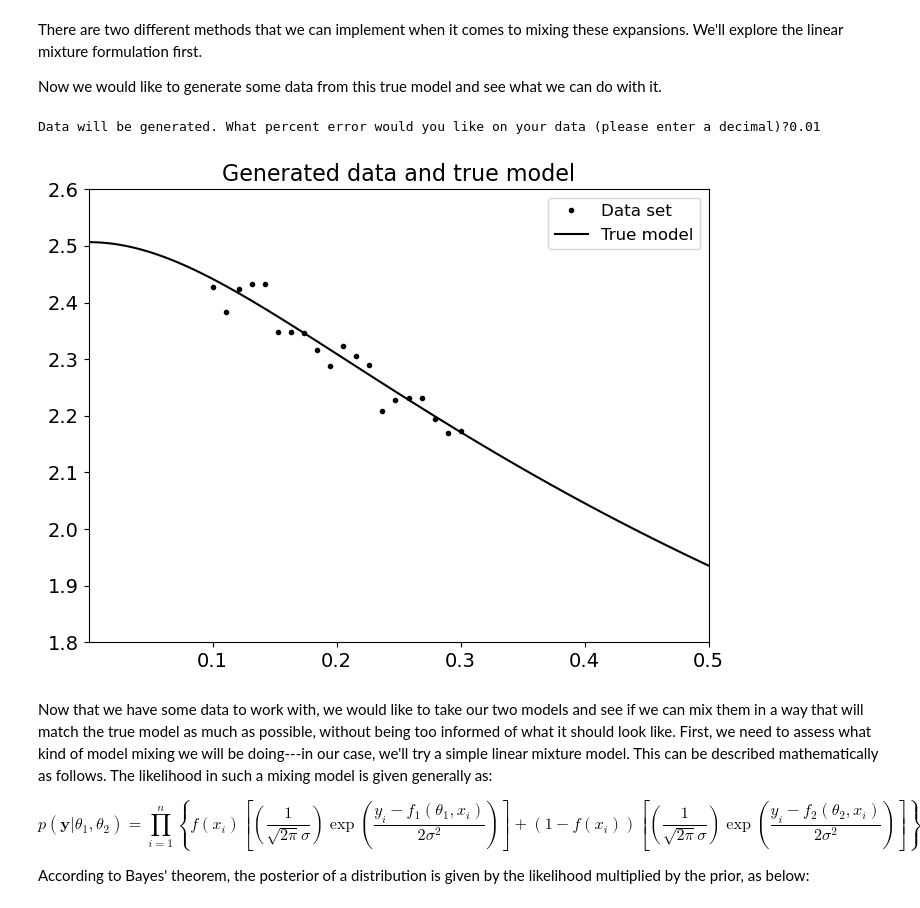
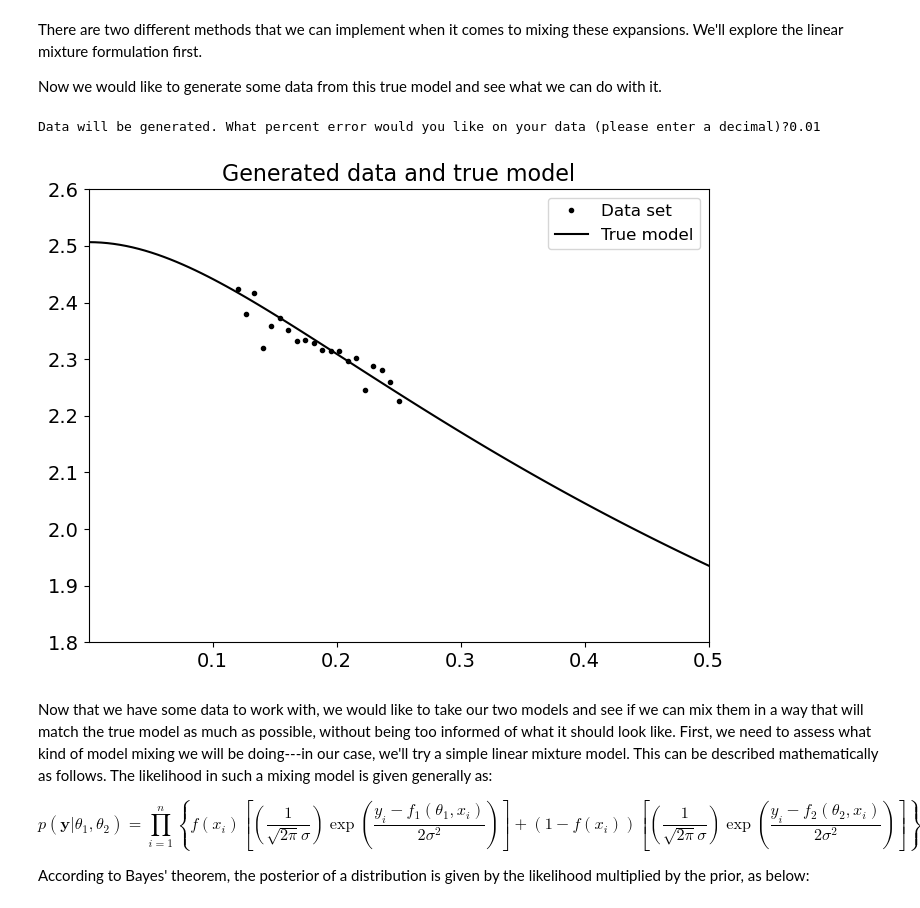
Before and after one commit to asemposki/SAMBA, a Jupyter notebook: Interactive_BMM_Sandbox.ipynb, the cells around one changed output. Saved outputs shown, nothing was run; the diff lists cells and outputs as text; code cells hidden in the pictures.

```diff
--- a/Interactive_BMM_Sandbox.ipynb
+++ b/Interactive_BMM_Sandbox.ipynb
@@ -130,12 +131,12 @@ There are two different methods that we can implement when it comes to mixing th
 
 Now we would like to generate some data from this true model and see what we can do with it.
 # %%
-g_data = np.linspace(0.1, 0.3, 20)
+g_data = np.linspace(0.12, 0.25, 20)
 
 data, sigma = new.add_data(g, g_data)
 # %% [output]
 Data will be generated. What percent error would you like on your data (please enter a decimal)?0.01
-[figure, old version]
+[figure, new version]
 # %% [markdown]
 Now that we have some data to work with, we would like to take our two models and see if we can mix them in a way that will match the true model as much as possible, without being too informed of what it should look like. First, we need to assess what kind of model mixing we will be doing---in our case, we'll try a simple linear mixture model. This can be described mathematically as follows. The likelihood in such a mixing model is given generally as:
 
```
Also changed, not shown: parts of 11 cells of this notebook, 2 other files.
